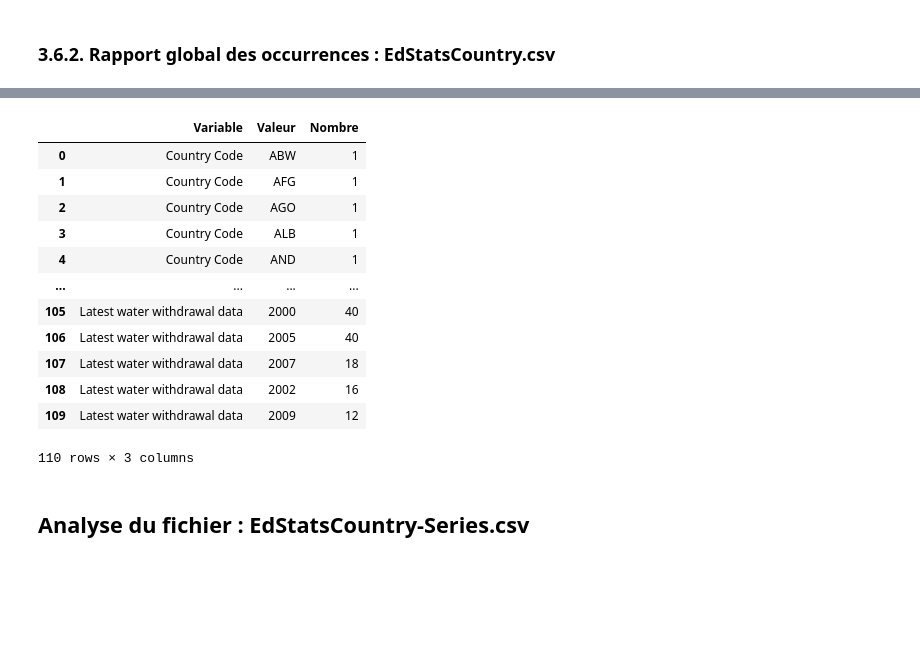
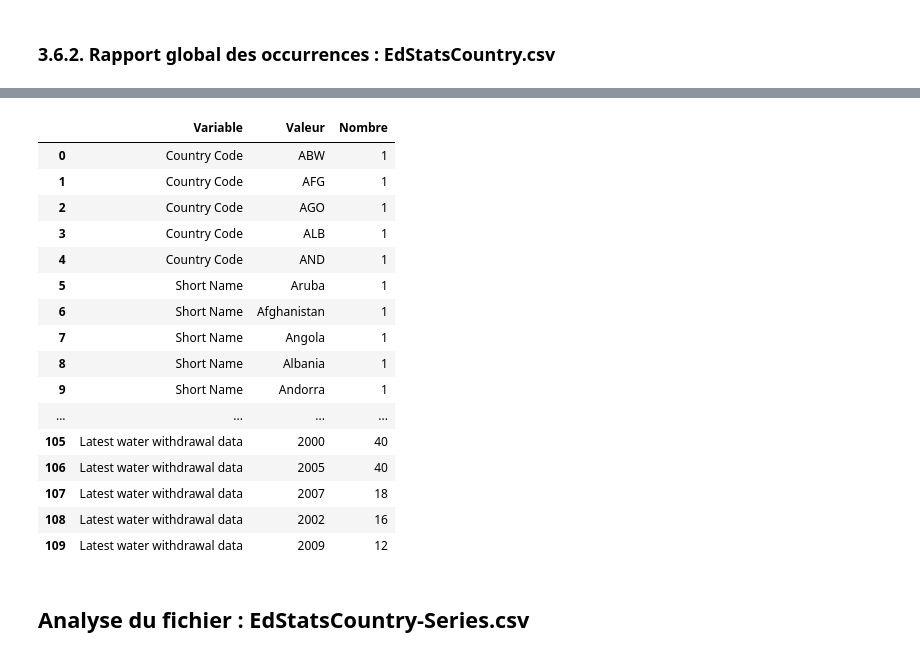
Before and after one commit to AlexisTrouwaert/OC_P02_DATA_ANALYSER_DONN-ES_SYSTEM_EDUCATIF, a Jupyter notebook: loadData.ipynb, the cells around one changed output, grey strips where cells are left out. Drawn from its saved outputs; the diff is of its cells as text; code cells hidden in the pictures; blank space fills up the shorter version.

```diff
--- a/loadData.ipynb
+++ b/loadData.ipynb
@@ -261,19 +311,24 @@ display(Markdown(f"### 3.6.2. Rapport global des occurrences : {dataframes[0]['n
 # %%
-display(final_report)
+with pd.option_context('display.max_rows', None):
+    display(final_report)
 # %% [output]
 |  | Variable | Valeur | Nombre |
 | 0 | Country Code | ABW | 1 |
 | 1 | Country Code | AFG | 1 |
 | 2 | Country Code | AGO | 1 |
 | 3 | Country Code | ALB | 1 |
 | 4 | Country Code | AND | 1 |
+| 5 | Short Name | Aruba | 1 |
+| 6 | Short Name | Afghanistan | 1 |
+| 7 | Short Name | Angola | 1 |
+| 8 | Short Name | Albania | 1 |
+| 9 | Short Name | Andorra | 1 |
 | ... | ... | ... | ... |
 | 105 | Latest water withdrawal data | 2000 | 40 |
 | 106 | Latest water withdrawal data | 2005 | 40 |
 | 107 | Latest water withdrawal data | 2007 | 18 |
 | 108 | Latest water withdrawal data | 2002 | 16 |
 | 109 | Latest water withdrawal data | 2009 | 12 |
-110 rows × 3 columns
 # %%
 display(Markdown(f"## Analyse du fichier : {dataframes[1]['name']}"))
 # %% [output]
```
Also changed, not shown: parts of 61 cells of this notebook, 1 other file.
